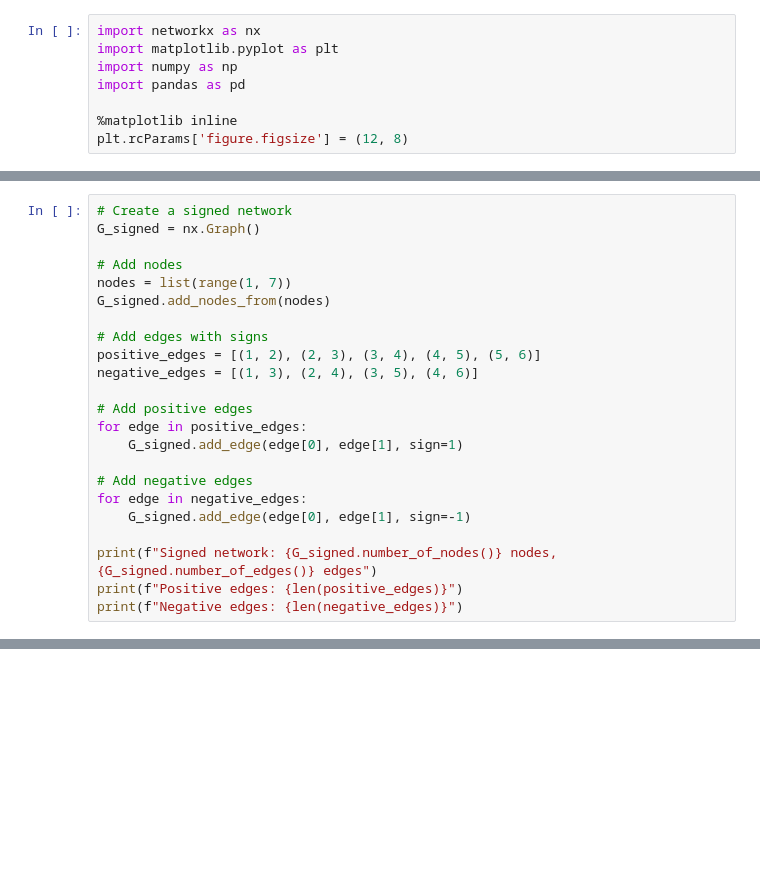
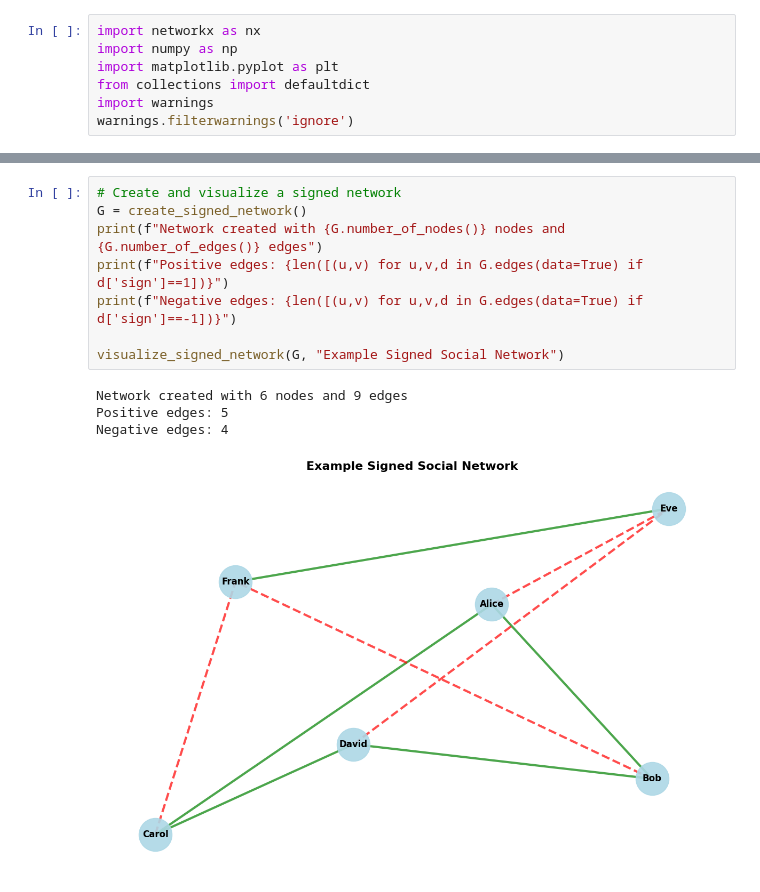
Before and after one commit to harunpirim/graph-data-science-course, a Jupyter notebook: notebooks/07-signed-networks.ipynb, the cells around one changed output, grey strips where cells are left out. Drawn from its saved outputs; the diff is of its cells as text; blank space fills up the shorter version.

```diff
--- a/notebooks/07-signed-networks.ipynb
+++ b/notebooks/07-signed-networks.ipynb
@@ -11,8 +14,7 @@ This notebook demonstrates analysis of signed networks with positive and negativ
 # %%
 import networkx as nx
+import numpy as np
 import matplotlib.pyplot as plt
-import numpy as np
-import pandas as pd
-
-%matplotlib inline
-plt.rcParams['figure.figsize'] = (12, 8)
+from collections import defaultdict
+import warnings
+warnings.filterwarnings('ignore')
@@ -23,23 +20,0 @@ Build and analyze networks with positive and negative edges.
-# %%
-# Create a signed network
-G_signed = nx.Graph()
-
-# Add nodes
-nodes = list(range(1, 7))
-G_signed.add_nodes_from(nodes)
-
-# Add edges with signs
-positive_edges = [(1, 2), (2, 3), (3, 4), (4, 5), (5, 6)]
-negative_edges = [(1, 3), (2, 4), (3, 5), (4, 6)]
-
-# Add positive edges
-for edge in positive_edges:
-    G_signed.add_edge(edge[0], edge[1], sign=1)
-
-# Add negative edges
-for edge in negative_edges:
-    G_signed.add_edge(edge[0], edge[1], sign=-1)
-
-print(f"Signed network: {G_signed.number_of_nodes()} nodes, {G_signed.number_of_edges()} edges")
-print(f"Positive edges: {len(positive_edges)}")
-print(f"Negative edges: {len(negative_edges)}")
@@ -153,0 +127,13 @@ plt.show()
+# %%
+# Create and visualize a signed network
+G = create_signed_network()
+print(f"Network created with {G.number_of_nodes()} nodes and {G.number_of_edges()} edges")
+print(f"Positive edges: {len([(u,v) for u,v,d in G.edges(data=True) if d['sign']==1])}")
+print(f"Negative edges: {len([(u,v) for u,v,d in G.edges(data=True) if d['sign']==-1])}")
+
+visualize_signed_network(G, "Example Signed Social Network")
+# %% [output]
+Network created with 6 nodes and 9 edges
+Positive edges: 5
+Negative edges: 4
+[figure, added]
```
Also changed, not shown: parts of 26 cells of this notebook, 3 other files.
